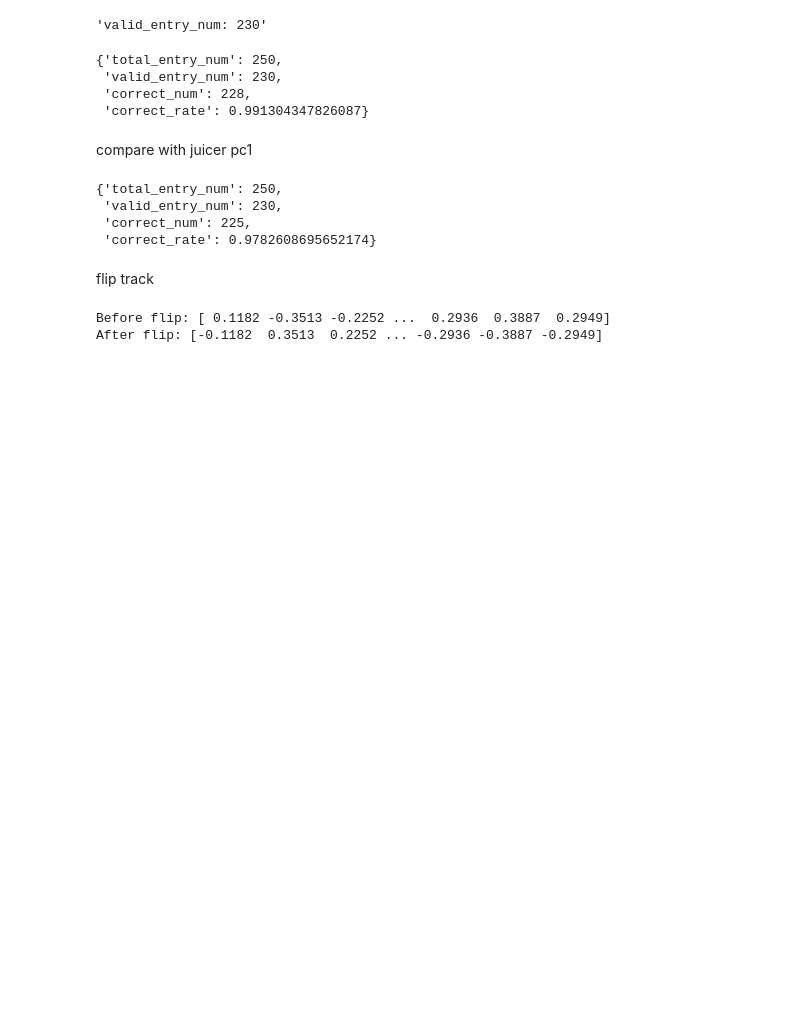
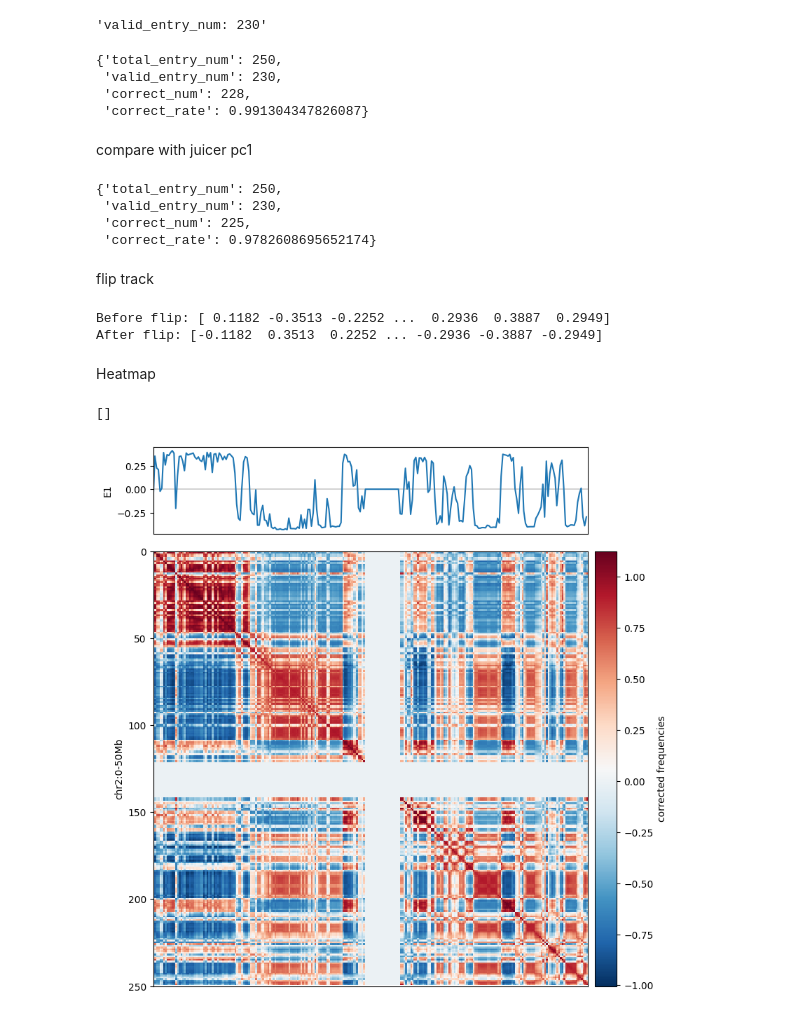
Before and after one commit to ZhiRongDev/HiCPEP, a Jupyter notebook: examples/example.ipynb, the cells around one changed output. Drawn from its saved outputs; the diff is of its cells as text; code cells hidden in the pictures; blank space fills up the shorter version.

```diff
--- a/examples/example.ipynb
+++ b/examples/example.ipynb
@@ -109,3 +108,34 @@ print(f'After flip: {approx_np}')
 # %% [output]
 Before flip: [ 0.1182 -0.3513 -0.2252 ...  0.2936  0.3887  0.2949]
 After flip: [-0.1182  0.3513  0.2252 ... -0.2936 -0.3887 -0.2949]
+# %% [markdown]
+Heatmap
+# %%
+from matplotlib import pyplot as plt
+from mpl_toolkits.axes_grid1 import make_axes_locatable
+
+f, ax = plt.subplots(
+    figsize=(15, 10),
+)
+
+im = ax.matshow(
+    pearson_np,
+    cmap='RdBu_r',
+)
+plt.axis([0,len(approx_np),len(approx_np),0])
+
+divider = make_axes_locatable(ax)
+cax = divider.append_axes("right", size="5%", pad=0.1)
+plt.colorbar(im, cax=cax, label='corrected frequencies')
+ax.set_ylabel('chr2:0-50Mb')
+ax.xaxis.set_visible(False)
+
+ax1 = divider.append_axes("top", size="20%", pad=0.25, sharex=ax)
+ax1.plot([0,len(approx_np)],[0,0],'k',lw=0.25)
+ax1.plot(approx_np, label='E1')
+
+ax1.set_ylabel('E1')
+ax1.set_xticks([])
+# %% [output]
+[]
+[figure, added]
```
Also changed, not shown: parts of 2 cells of this notebook, 4 other files.
